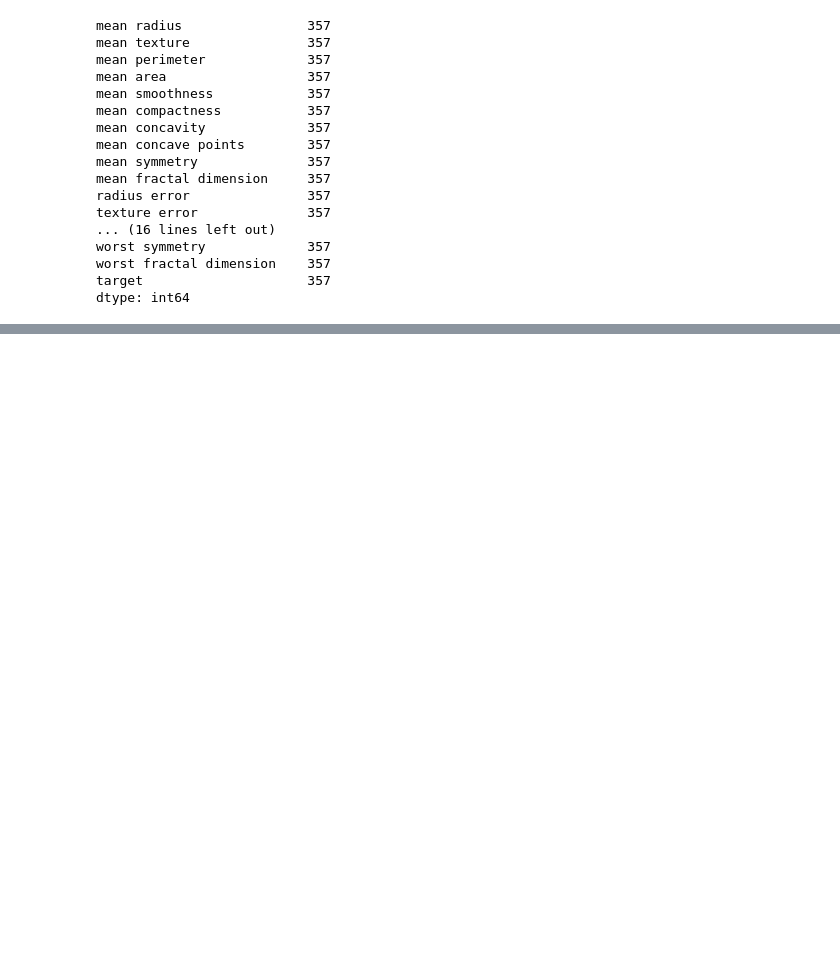
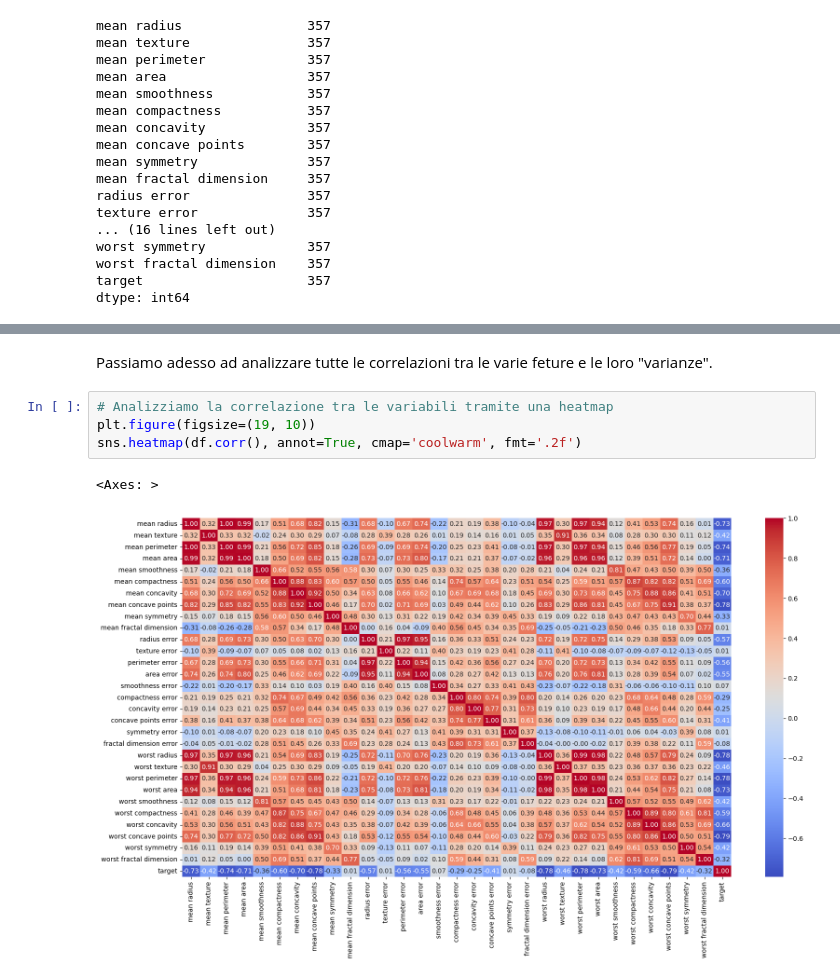
Before and after one commit to JacopoFoschi2/ElaboratoOIAML, a Jupyter notebook: progetto_esame.ipynb, the cells around one changed output, grey strips where cells are left out. Saved outputs shown, nothing was run; the diff lists cells and outputs as text; blank space fills up the shorter version.

```diff
--- a/progetto_esame.ipynb
+++ b/progetto_esame.ipynb
@@ -81,0 +129,9 @@ dtype: int64
+# %% [markdown]
+Passiamo adesso ad analizzare tutte le correlazioni tra le varie feture e le loro "varianze".
+# %%
+# Analizziamo la correlazione tra le variabili tramite una heatmap
+plt.figure(figsize=(19, 10))
+sns.heatmap(df.corr(), annot=True, cmap='coolwarm', fmt='.2f')
+# %% [output]
+<Axes: >
+[figure, added]
```
Also changed, not shown: parts of 29 cells of this notebook.
